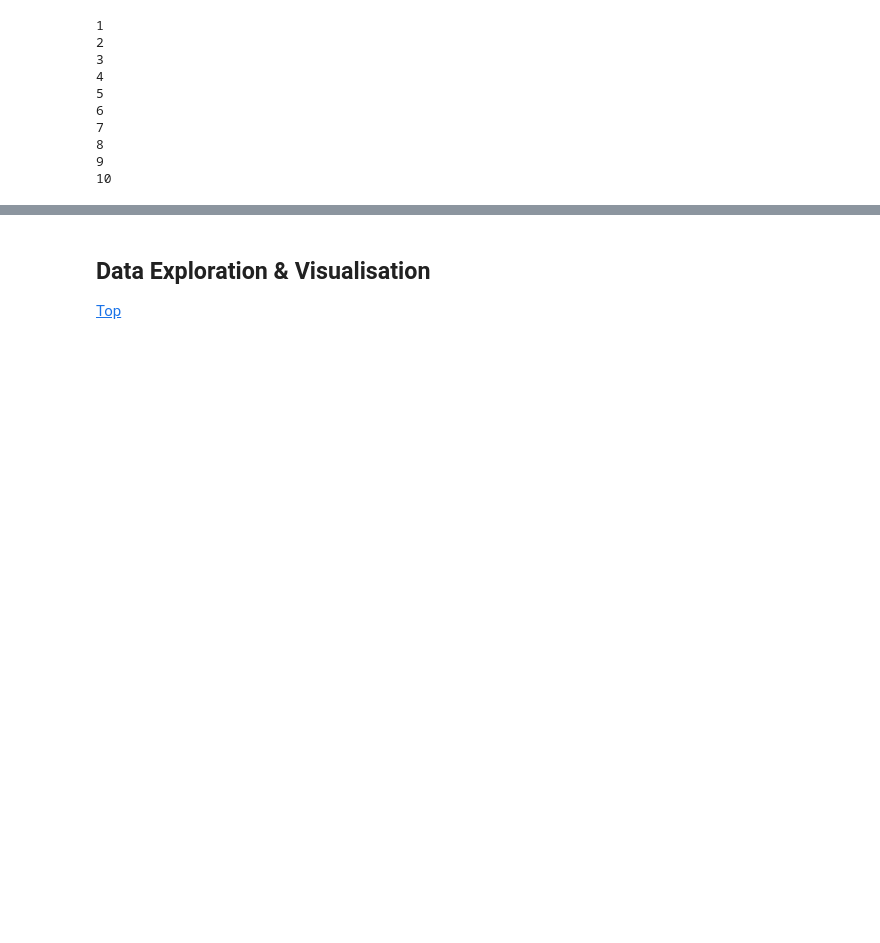
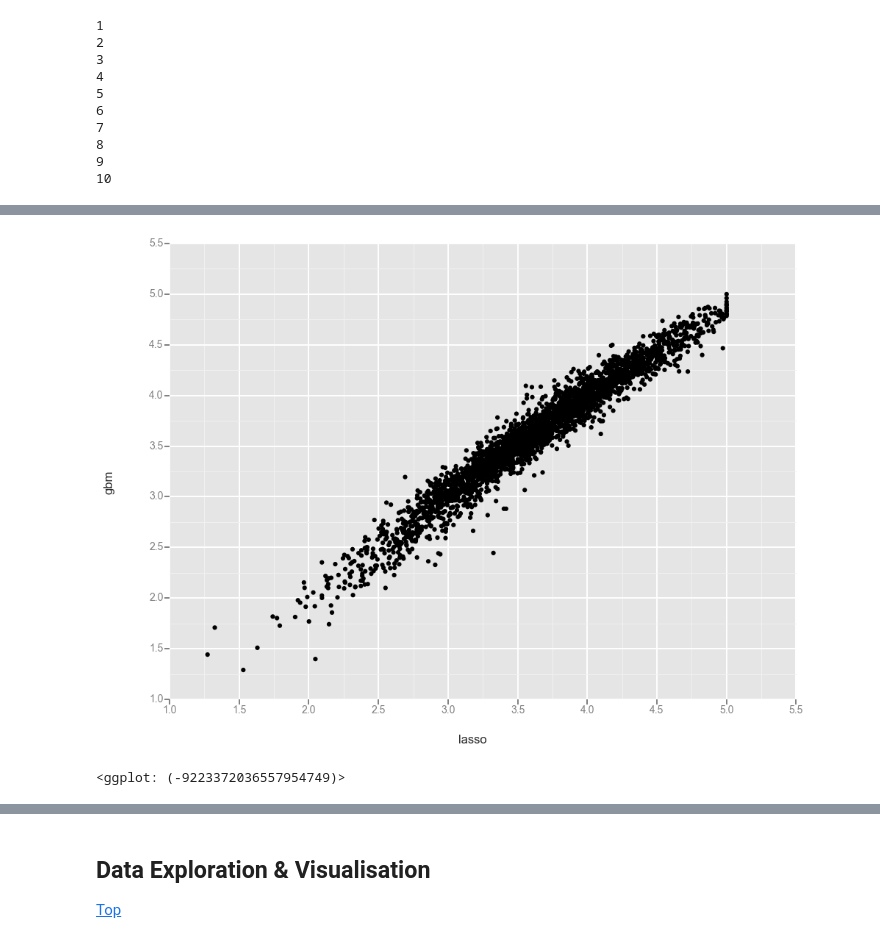
Before and after one commit to AvivNavon/Netflix-Prize, a Jupyter notebook: Netflix_Prize.ipynb, the cells around one changed output, grey strips where cells are left out. Saved outputs shown, nothing was run; the diff lists cells and outputs as text; code cells hidden in the pictures; blank space fills up the shorter version.

```diff
--- a/Netflix_Prize.ipynb
+++ b/Netflix_Prize.ipynb
@@ -717,0 +1387,13 @@ mean_pred.to_csv("Data/Prediction_26_4.csv", index = False)
+# %%
+# scale data
+scaled_ = pd.DataFrame(StandardScaler().fit_transform(full_data), columns = full_data.columns)
+scaled_train = scaled_[:10000]
+scaled_test = scaled_[10000:]
+# %%
+lasso_model = LassoCV(n_alphas = 100, max_iter = 5000)
+lasso_model_fit = lasso_model.fit(scaled_train, y_train_full.values.ravel())
+
+lasso_test_pred = lasso_model_fit.predict(scaled_test)
+
+lasso_test_pred[lasso_test_pred > 5] = 5
+lasso_test_pred[lasso_test_pred < 1] = 1
@@ -717,0 +1416,10 @@ mean_pred.to_csv("Data/Prediction_26_4.csv", index = False)
+# %%
+# [[x for x in scaled_train.columns if '_is_rate' not in x]]
+gbm_model = GradientBoostingRegressor(learning_rate=.025, n_estimators=500)
+gbm_model_fit = gbm_model.fit(scaled_train,
+                              y_train_full.values.ravel())
+
+gbm_test_pred = gbm_model_fit.predict(scaled_test)
+
+gbm_test_pred[gbm_test_pred > 5] = 5
+gbm_test_pred[gbm_test_pred < 1] = 1
@@ -717,0 +1444,4 @@ mean_pred.to_csv("Data/Prediction_26_4.csv", index = False)
+# %%
+results = pd.DataFrame({'lasso':lasso_test_pred, 'gbm':gbm_test_pred})
+results['both'] = results.mean(axis = 1)
+results.head(10)
@@ -717,0 +1460,5 @@ mean_pred.to_csv("Data/Prediction_26_4.csv", index = False)
+# %%
+ggplot(results, aes('lasso', 'gbm')) + geom_point()
+# %% [output]
+[figure, added]
+<ggplot: (-9223372036557954749)>
```
Also changed, not shown: parts of 152 cells of this notebook.
